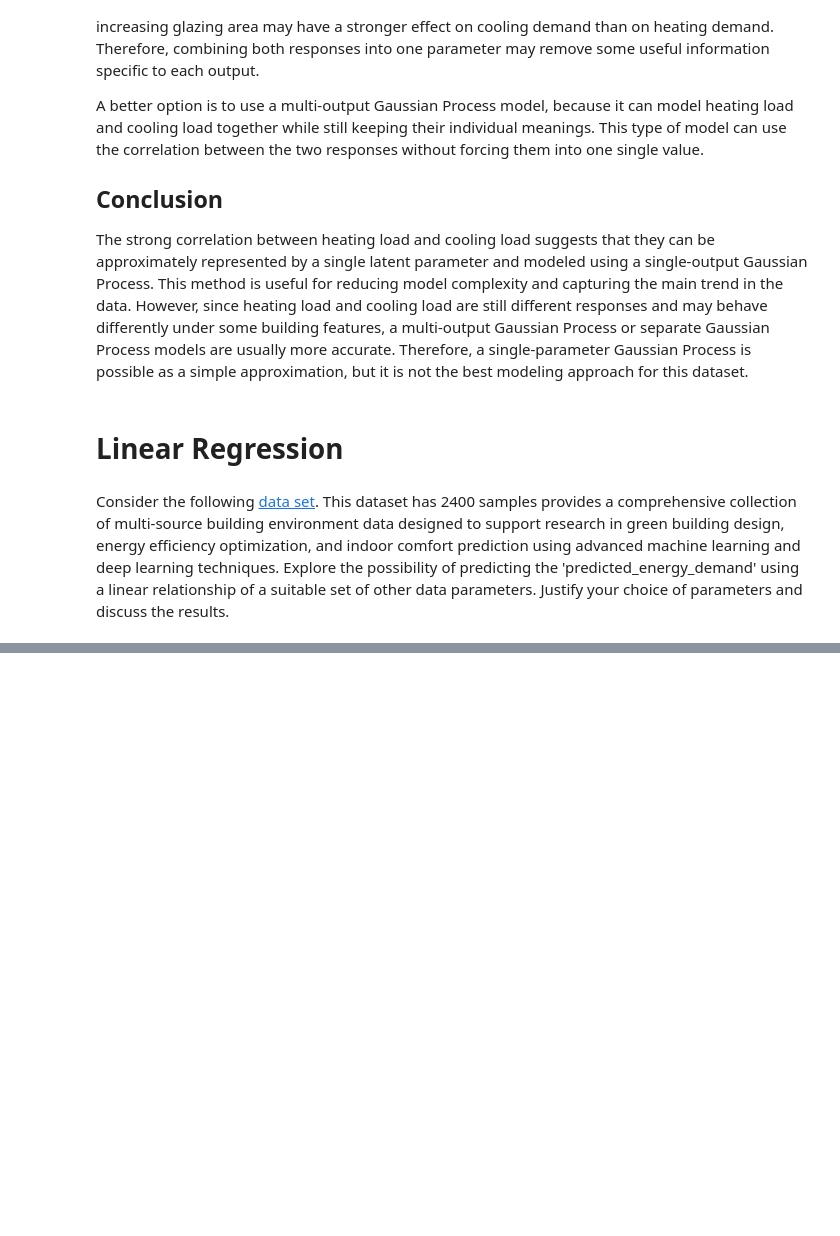
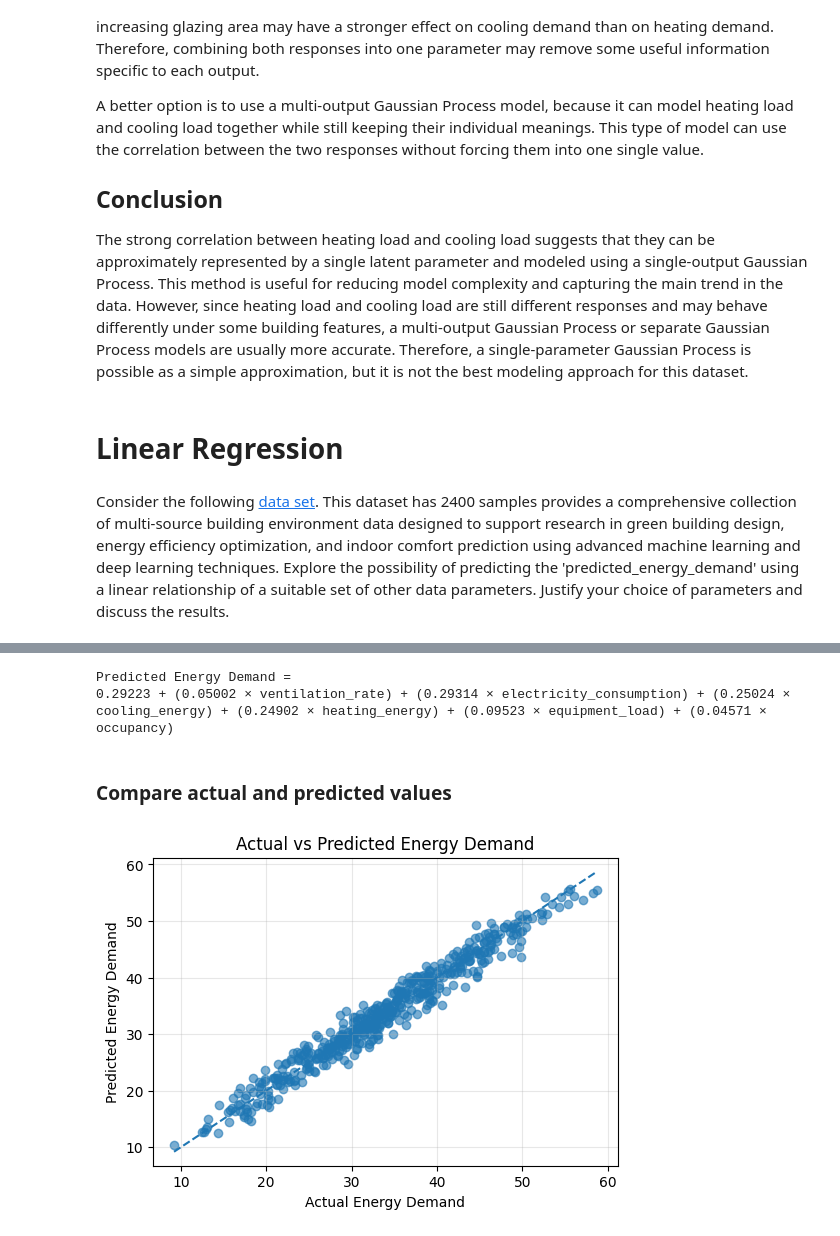
Before and after one commit to e22171-lab/Statistical-Learning-e22171, a Jupyter notebook: Untitled3.ipynb, the cells around one changed output, grey strips where cells are left out. Cells and saved outputs as stored; diff of their text form; code cells hidden in the pictures; blank space fills up the shorter version.

```diff
--- a/Untitled3.ipynb
+++ b/Untitled3.ipynb
@@ -63,0 +232,6 @@ Consider the following [data set](https://www.kaggle.com/datasets/programmer3/gr
+# %%
+green_df = load_data('green_building_dataset.csv')
+
+print('Dataset shape:', green_df.shape)
+print('Missing values:', green_df.isnull().sum().sum())
+green_df.head()
@@ -63,0 +251,7 @@ Consider the following [data set](https://www.kaggle.com/datasets/programmer3/gr
+# %%
+target = 'predicted_energy_demand'
+
+correlations = green_df.corr(numeric_only=True)[target].drop(target)
+correlations = correlations.sort_values(key=abs, ascending=False)
+
+correlations.head(10).round(4)
@@ -63,0 +284,20 @@ Consider the following [data set](https://www.kaggle.com/datasets/programmer3/gr
+# %%
+selected_features = [
+    'ventilation_rate',
+    'electricity_consumption',
+    'cooling_energy',
+    'heating_energy',
+    'equipment_load',
+    'occupancy'
+]
+
+X = green_df[selected_features]
+y = green_df[target]
+
+X_train, X_test, y_train, y_test = train_test_split(
+    X, y, test_size=0.20, random_state=42
+)
+
+lr_model = LinearRegression()
+lr_model.fit(X_train, y_train)
+y_pred = lr_model.predict(X_test)
@@ -63,0 +337,24 @@ Consider the following [data set](https://www.kaggle.com/datasets/programmer3/gr
+# %%
+equation = f'{lr_model.intercept_:.5f}'
+for feature, coefficient in zip(selected_features, lr_model.coef_):
+    equation += f' + ({coefficient:.5f} × {feature})'
+
+print('Predicted Energy Demand =')
+print(equation)
+# %% [output]
+Predicted Energy Demand =
+0.29223 + (0.05002 × ventilation_rate) + (0.29314 × electricity_consumption) + (0.25024 × cooling_energy) + (0.24902 × heating_energy) + (0.09523 × equipment_load) + (0.04571 × occupancy)
+# %% [markdown]
+### Compare actual and predicted values
+# %%
+plt.figure(figsize=(6, 4))
+plt.scatter(y_test, y_pred, alpha=0.6)
+plt.plot([y_test.min(), y_test.max()],
+         [y_test.min(), y_test.max()], '--')
+plt.xlabel('Actual Energy Demand')
+plt.ylabel('Predicted Energy Demand')
+plt.title('Actual vs Predicted Energy Demand')
+plt.grid(alpha=0.3)
+plt.show()
+# %% [output]
+[figure, added]
```
Also changed, not shown: parts of 26 cells of this notebook.
